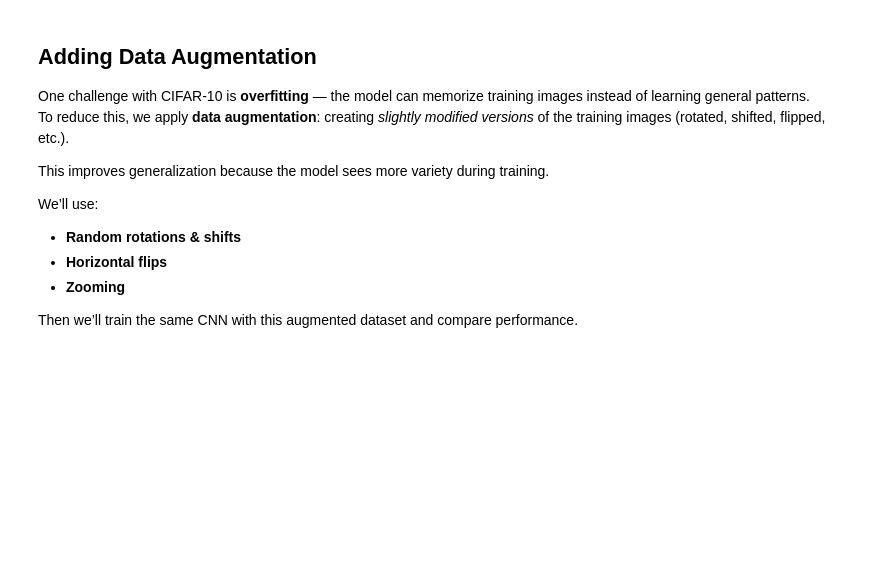
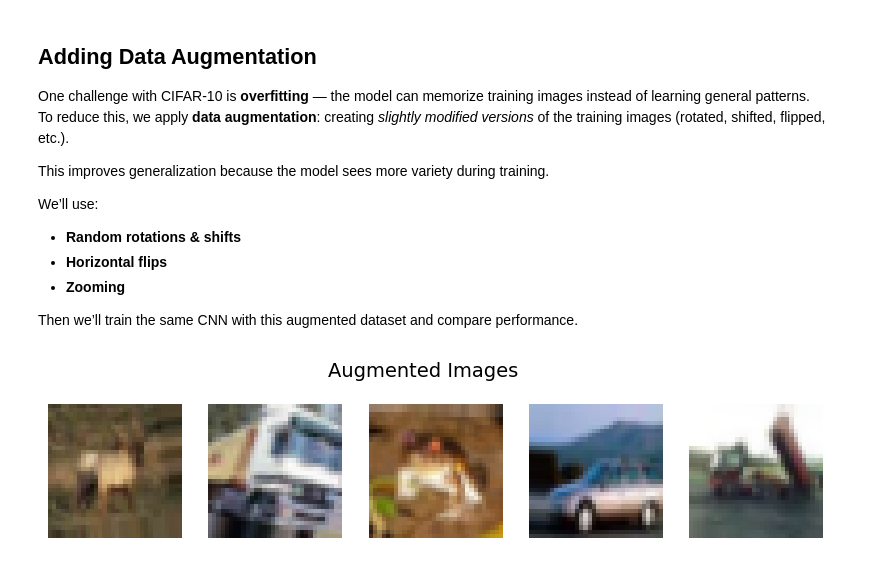
Before and after one commit to Ersatz-xD/ml-supervised, a Jupyter notebook: neural-networks/cifar10-classifier.ipynb, the cells around one changed output. Saved outputs shown, nothing was run; the diff lists cells and outputs as text; code cells hidden in the pictures; blank space fills up the shorter version.

```diff
--- a/neural-networks/cifar10-classifier.ipynb
+++ b/neural-networks/cifar10-classifier.ipynb
@@ -397,3 +396,29 @@ We’ll use:
 - **Zooming**
 
 Then we’ll train the same CNN with this augmented dataset and compare performance.
+# %%
+datagen = ImageDataGenerator(
+    rotation_range=15,
+    width_shift_range=0.1,
+    height_shift_range=0.1,
+    horizontal_flip=True,
+    zoom_range=0.1
+)
+
+#Fit the generator on training data
+datagen.fit(x_train)
+
+#show augmented images
+sample_images = x_train[:5]
+
+plt.figure(figsize=(10, 4))
+for i, batch in enumerate(datagen.flow(sample_images, batch_size=5)):
+    for j in range(5):
+        plt.subplot(2, 5, j+1)
+        plt.imshow(batch[j])
+        plt.axis("off")
+    break
+plt.suptitle("Augmented Images", fontsize=14)
+plt.show()
+# %% [output]
+[figure, added]
```
Also changed, not shown: parts of 15 cells of this notebook.
